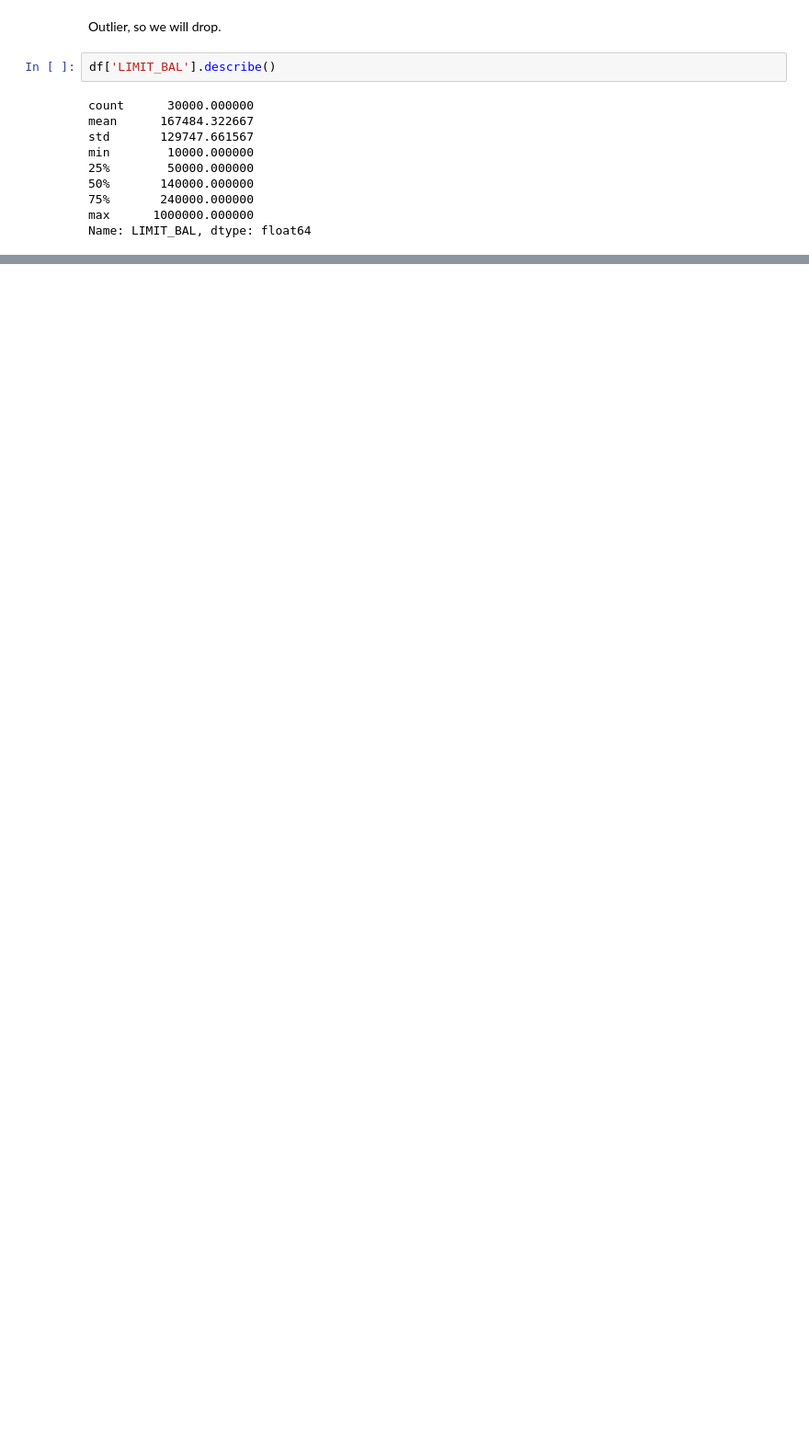
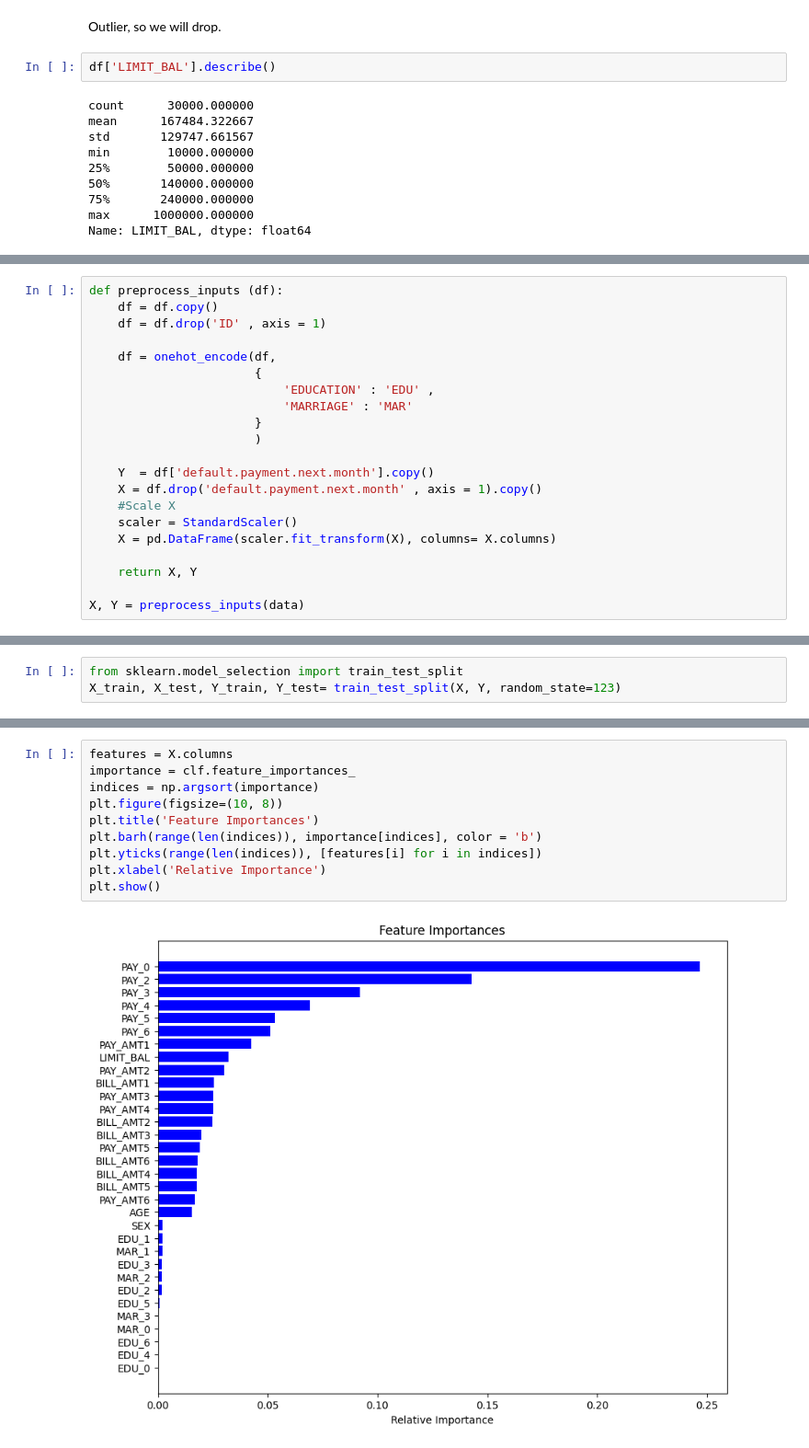
Before and after one commit to adenkru/Intro-Sent-Analysis, a Jupyter notebook: Credit Default.ipynb, the cells around one changed output, grey strips where cells are left out. Shown: that part at 92% size. Saved outputs shown, nothing was run; the diff lists cells and outputs as text; blank space fills up the shorter version.

```diff
--- a/Credit Default.ipynb
+++ b/Credit Default.ipynb
@@ -147,0 +176,21 @@ sns.boxplot(x = df['LIMIT_BAL'])
+# %%
+def preprocess_inputs (df):
+    df = df.copy()
+    df = df.drop('ID' , axis = 1)
+
+    df = onehot_encode(df,
+                       {
+                           'EDUCATION' : 'EDU' ,
+                           'MARRIAGE' : 'MAR'
+                       }
+                       )
+
+    Y  = df['default.payment.next.month'].copy()
+    X = df.drop('default.payment.next.month' , axis = 1).copy()
+    #Scale X
+    scaler = StandardScaler()
+    X = pd.DataFrame(scaler.fit_transform(X), columns= X.columns)
+
+    return X, Y
+
+X, Y = preprocess_inputs(data)
@@ -147,0 +275,3 @@ sns.boxplot(x = df['LIMIT_BAL'])
+# %%
+from sklearn.model_selection import train_test_split
+X_train, X_test, Y_train, Y_test= train_test_split(X, Y, random_state=123)
@@ -147,0 +338,12 @@ sns.boxplot(x = df['LIMIT_BAL'])
+# %%
+features = X.columns
+importance = clf.feature_importances_
+indices = np.argsort(importance)
+plt.figure(figsize=(10, 8))
+plt.title('Feature Importances')
+plt.barh(range(len(indices)), importance[indices], color = 'b')
+plt.yticks(range(len(indices)), [features[i] for i in indices])
+plt.xlabel('Relative Importance')
+plt.show()
+# %% [output]
+[figure, added]
```
Also changed, not shown: parts of 22 cells of this notebook.
